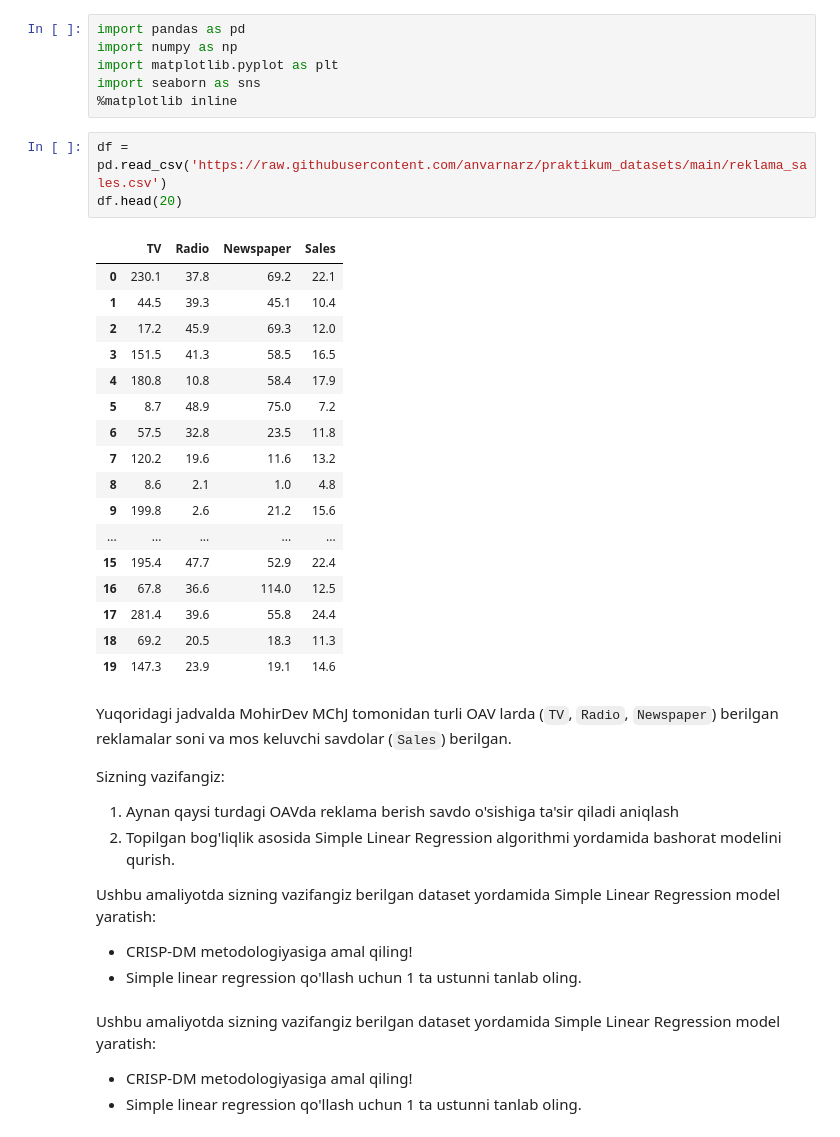
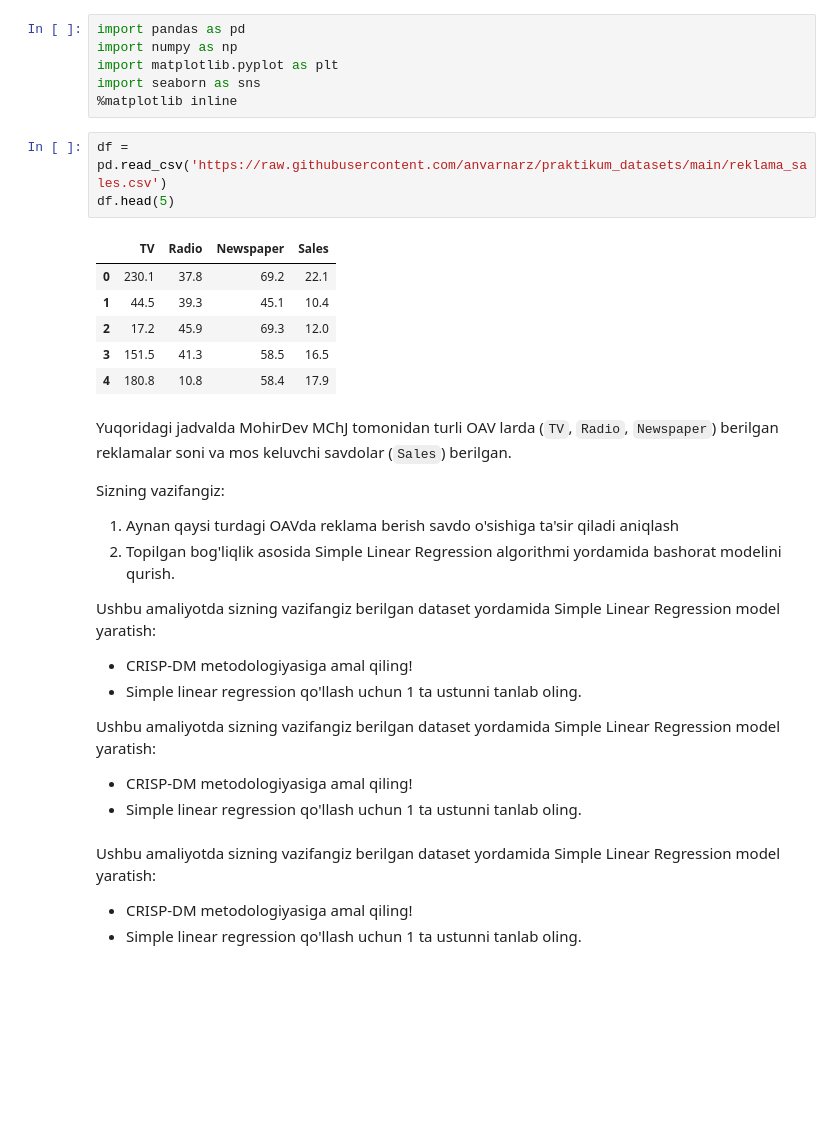
Before and after one commit to BehruzMaxmudov1203/Regression-ML, a Jupyter notebook: 05_ml_09_scikit_SimpleLinearRegression_amaliyot.ipynb, the cells around one changed output. Cells and saved outputs as stored; diff of their text form; blank space fills up the shorter version.

Commit message:
new regression

```diff
--- a/05_ml_09_scikit_SimpleLinearRegression_amaliyot.ipynb
+++ b/05_ml_09_scikit_SimpleLinearRegression_amaliyot.ipynb
@@ -11,25 +11,14 @@ import seaborn as sns
 %matplotlib inline
 # %%
 df = pd.read_csv('https://raw.githubusercontent.com/anvarnarz/praktikum_datasets/main/reklama_sales.csv')
-df.head(20)
+df.head(5)
 # %% [output]
 |  | TV | Radio | Newspaper | Sales |
 | 0 | 230.1 | 37.8 | 69.2 | 22.1 |
 | 1 | 44.5 | 39.3 | 45.1 | 10.4 |
 | 2 | 17.2 | 45.9 | 69.3 | 12.0 |
 | 3 | 151.5 | 41.3 | 58.5 | 16.5 |
 | 4 | 180.8 | 10.8 | 58.4 | 17.9 |
-| 5 | 8.7 | 48.9 | 75.0 | 7.2 |
-| 6 | 57.5 | 32.8 | 23.5 | 11.8 |
-| 7 | 120.2 | 19.6 | 11.6 | 13.2 |
-| 8 | 8.6 | 2.1 | 1.0 | 4.8 |
-| 9 | 199.8 | 2.6 | 21.2 | 15.6 |
-| ... | ... | ... | ... | ... |
-| 15 | 195.4 | 47.7 | 52.9 | 22.4 |
-| 16 | 67.8 | 36.6 | 114.0 | 12.5 |
-| 17 | 281.4 | 39.6 | 55.8 | 24.4 |
-| 18 | 69.2 | 20.5 | 18.3 | 11.3 |
-| 19 | 147.3 | 23.9 | 19.1 | 14.6 |
 # %% [markdown]
 Yuqoridagi jadvalda MohirDev MChJ tomonidan turli OAV larda (`TV`, `Radio`, `Newspaper`) berilgan reklamalar soni va mos keluvchi savdolar (`Sales`) berilgan.
 
@@ -41,6 +30,10 @@ Sizning vazifangiz:
 Ushbu amaliyotda sizning vazifangiz berilgan dataset yordamida Simple Linear Regression model yaratish:
 - CRISP-DM metodologiyasiga amal qiling!
 - Simple linear regression qo'llash uchun 1 ta ustunni tanlab oling.
+
+Ushbu amaliyotda sizning vazifangiz berilgan dataset yordamida Simple Linear Regression model yaratish:
+- CRISP-DM metodologiyasiga amal qiling!
+- Simple linear regression qo'llash uchun 1 ta ustunni tanlab oling.
 # %% [markdown]
 Ushbu amaliyotda sizning vazifangiz berilgan dataset yordamida Simple Linear Regression model yaratish:
 - CRISP-DM metodologiyasiga amal qiling!
```
Also changed, not shown: parts of 15 cells of this notebook, 12 other files.
